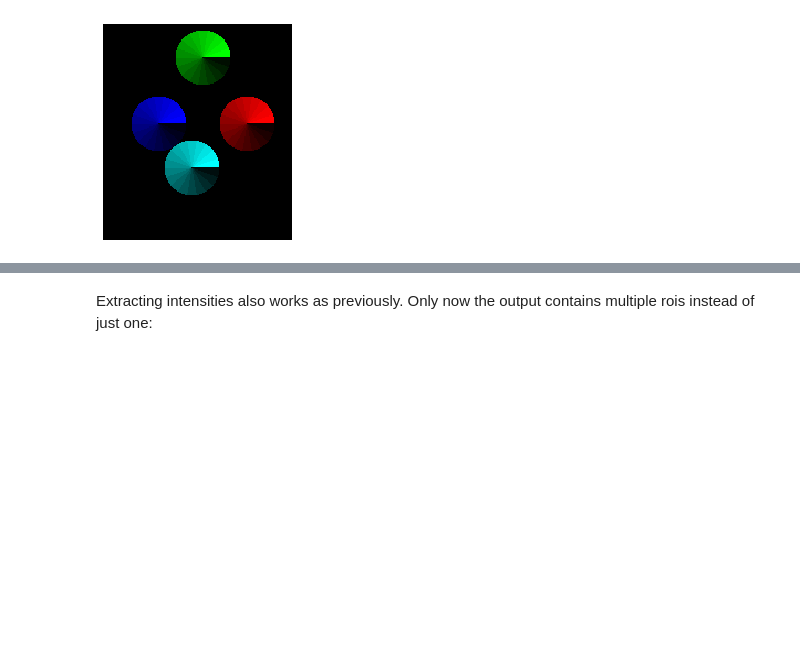
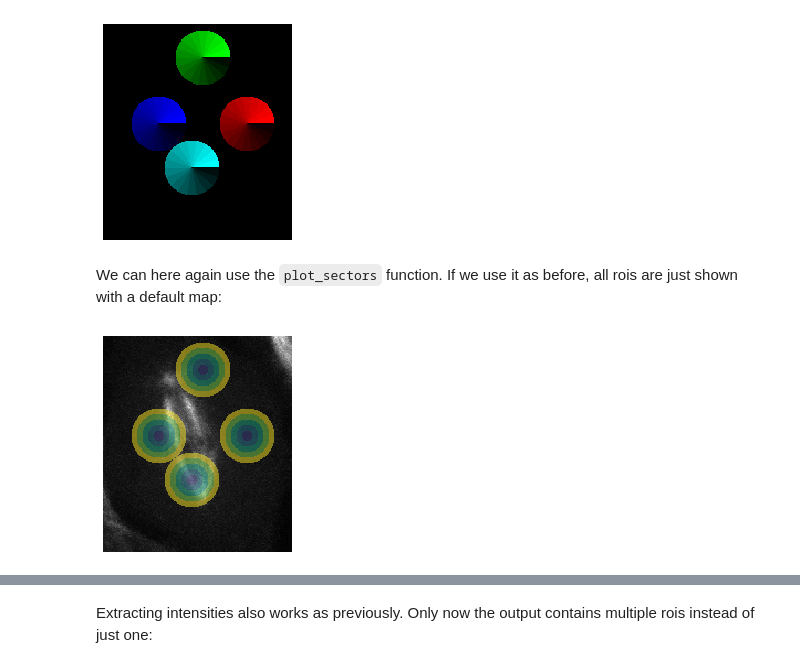
Before and after one commit to guiwitz/roidynamics, a Jupyter notebook: notebooks/multi_roi.ipynb, the cells around one changed output, grey strips where cells are left out. Cells and saved outputs as stored; diff of their text form; code cells hidden in the pictures; blank space fills up the shorter version.

````diff
--- a/notebooks/multi_roi.ipynb
+++ b/notebooks/multi_roi.ipynb
@@ -72,3 +72,9 @@ sector_labels = splitmask.create_sector_mask(center=cm, im_dims=image.dims,
 microfilm.microplot.microshow(sector_labels, cmaps=cmaps);
 # %% [output]
 [figure]
+# %% [markdown]
+We can here again use the ```plot_sectors``` function. If we use it as before, all rois are just shown with a default map:
+# %%
+splitmask.plot_sectors(image, radius_labels, time=10, channel=image.channel_name[1]);
+# %% [output]
+[figure, added]
````
Also changed, not shown: parts of 11 cells of this notebook.
